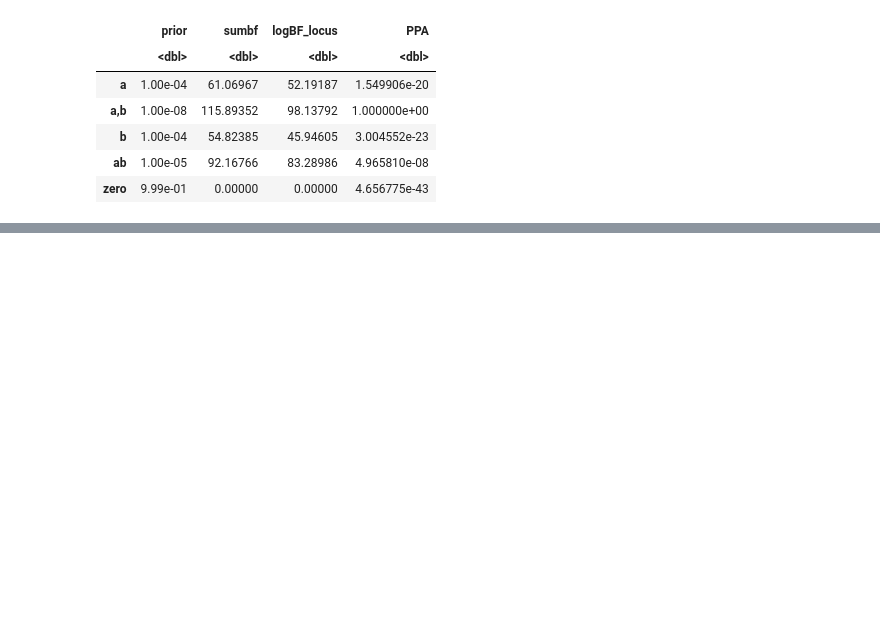
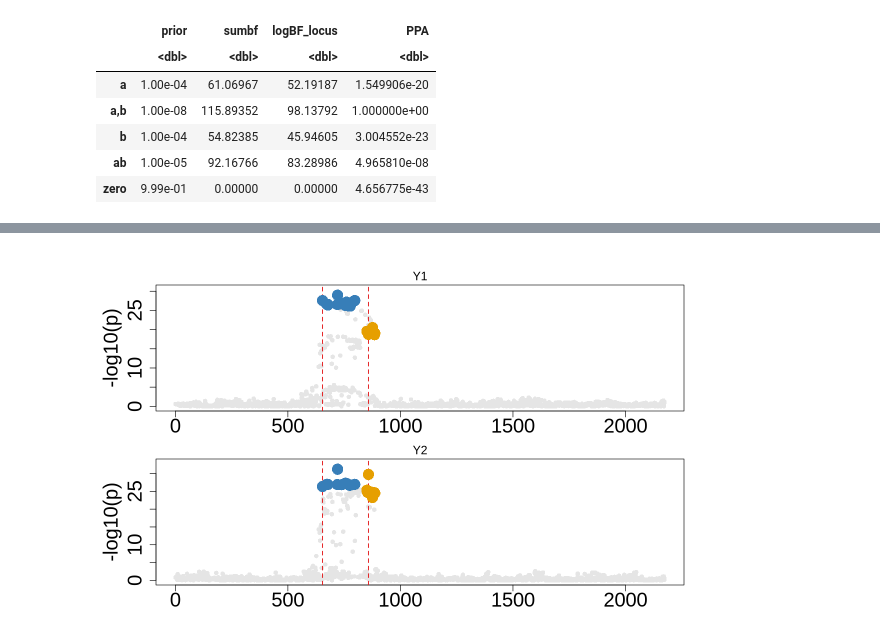
Before and after one commit to StatFunGen/colocboost-paper, a Jupyter notebook: Main Figures/Figure2/Figure2b.ipynb, the cells around one changed output, grey strips where cells are left out. Saved outputs shown, nothing was run; the diff lists cells and outputs as text; code cells hidden in the pictures; blank space fills up the shorter version.

```diff
--- a/Main Figures/Figure2/Figure2b.ipynb
+++ b/Main Figures/Figure2/Figure2b.ipynb
@@ -174,0 +186,6 @@ A data.frame: 5 × 4
+# %%
+library(tidyverse)
+data <- readRDS("Figure2b.rds")$LDInfluence
+X <- data$X
+Y <- data$Y
+data$variant
@@ -174,0 +194,3 @@ A data.frame: 5 × 4
+# %%
+res <- colocboost(X = X, Y = Y)
+res$cos_details$cos$cos_index
@@ -174,0 +220,5 @@ A data.frame: 5 × 4
+# %%
+options(repr.plot.width = 10, repr.plot.height = 6)
+colocboost_plot(res, plot_cols = 1, add_vertical = T, add_vertical_idx = c(data$variant))
+# %% [output]
+[figure, added]
```
Also changed, not shown: parts of 27 cells of this notebook, 3 other files.
